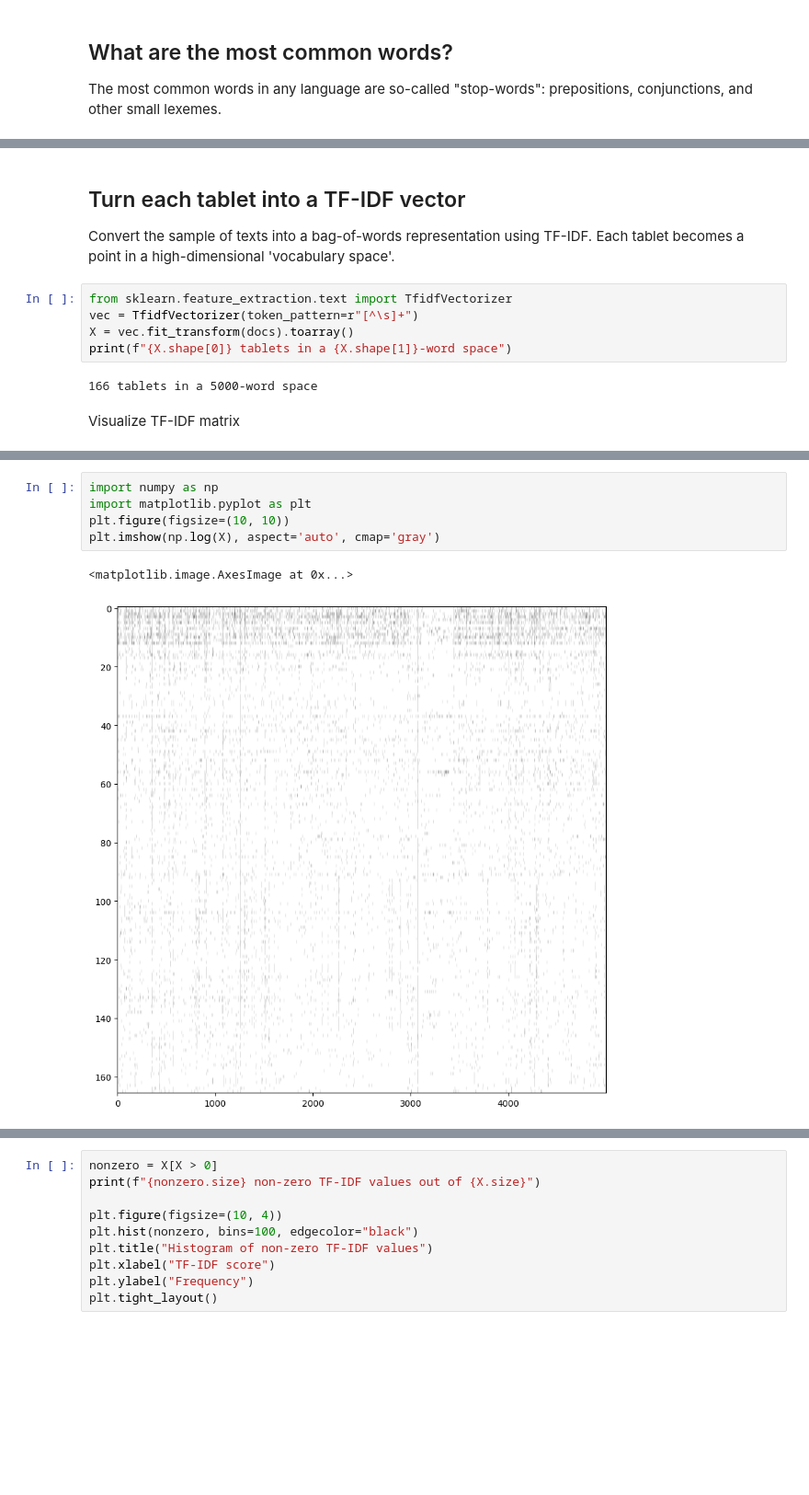
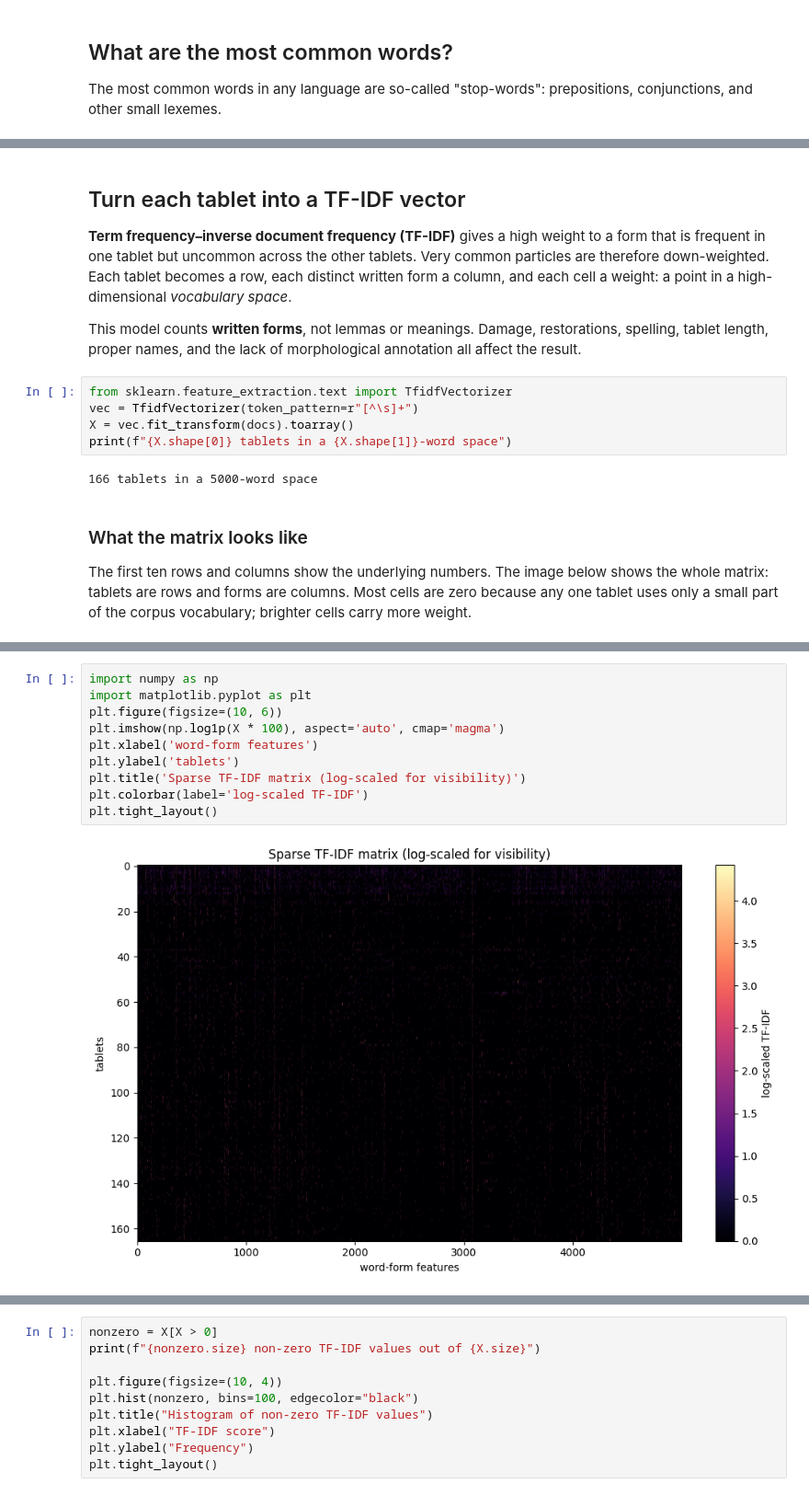
Before and after one commit to alexsosn/ugarit-dh-workshop, a Jupyter notebook: notebooks/2_similarity_clustering.ipynb, the cells around one changed output, grey strips where cells are left out. Shown at 92% size. Cells and saved outputs as stored; diff of their text form; blank space fills up the shorter version.

```diff
--- a/notebooks/2_similarity_clustering.ipynb
+++ b/notebooks/2_similarity_clustering.ipynb
@@ -119,7 +123,10 @@ token_counts(sample).most_common(15)
  ('u', 131)]
 # %% [markdown]
 ## Turn each tablet into a TF-IDF vector
-Convert the sample of texts into a bag-of-words representation using TF-IDF. Each tablet becomes a point in a high-dimensional 'vocabulary space'.
+
+**Term frequency–inverse document frequency (TF-IDF)** gives a high weight to a form that is frequent in one tablet but uncommon across the other tablets. Very common particles are therefore down-weighted. Each tablet becomes a row, each distinct written form a column, and each cell a weight: a point in a high-dimensional *vocabulary space*.
+
+This model counts **written forms**, not lemmas or meanings. Damage, restorations, spelling, tablet length, proper names, and the lack of morphological annotation all affect the result.
 # %%
 from sklearn.feature_extraction.text import TfidfVectorizer
 vec = TfidfVectorizer(token_pattern=r"[^\s]+")
@@ -128,7 +135,9 @@ print(f"{X.shape[0]} tablets in a {X.shape[1]}-word space")
 # %% [output]
 166 tablets in a 5000-word space
 # %% [markdown]
-Visualize TF-IDF matrix
+### What the matrix looks like
+
+The first ten rows and columns show the underlying numbers. The image below shows the whole matrix: tablets are rows and forms are columns. Most cells are zero because any one tablet uses only a small part of the corpus vocabulary; brighter cells carry more weight.
 # %%
 X[:10, :10]
 # %% [output]
@@ -155,8 +164,12 @@ array([[0.        , 0.        , 0.        , 0.05838287, 0.        ,
 # %%
 import numpy as np
 import matplotlib.pyplot as plt
-plt.figure(figsize=(10, 10))
-plt.imshow(np.log(X), aspect='auto', cmap='gray')
+plt.figure(figsize=(10, 6))
+plt.imshow(np.log1p(X * 100), aspect='auto', cmap='magma')
+plt.xlabel('word-form features')
+plt.ylabel('tablets')
+plt.title('Sparse TF-IDF matrix (log-scaled for visibility)')
+plt.colorbar(label='log-scaled TF-IDF')
+plt.tight_layout()
 # %% [output]
-<matplotlib.image.AxesImage at 0x...>
-[figure, old version]
+[figure, new version]
```
Also changed, not shown: parts of 15 cells of this notebook, 18 other files.
